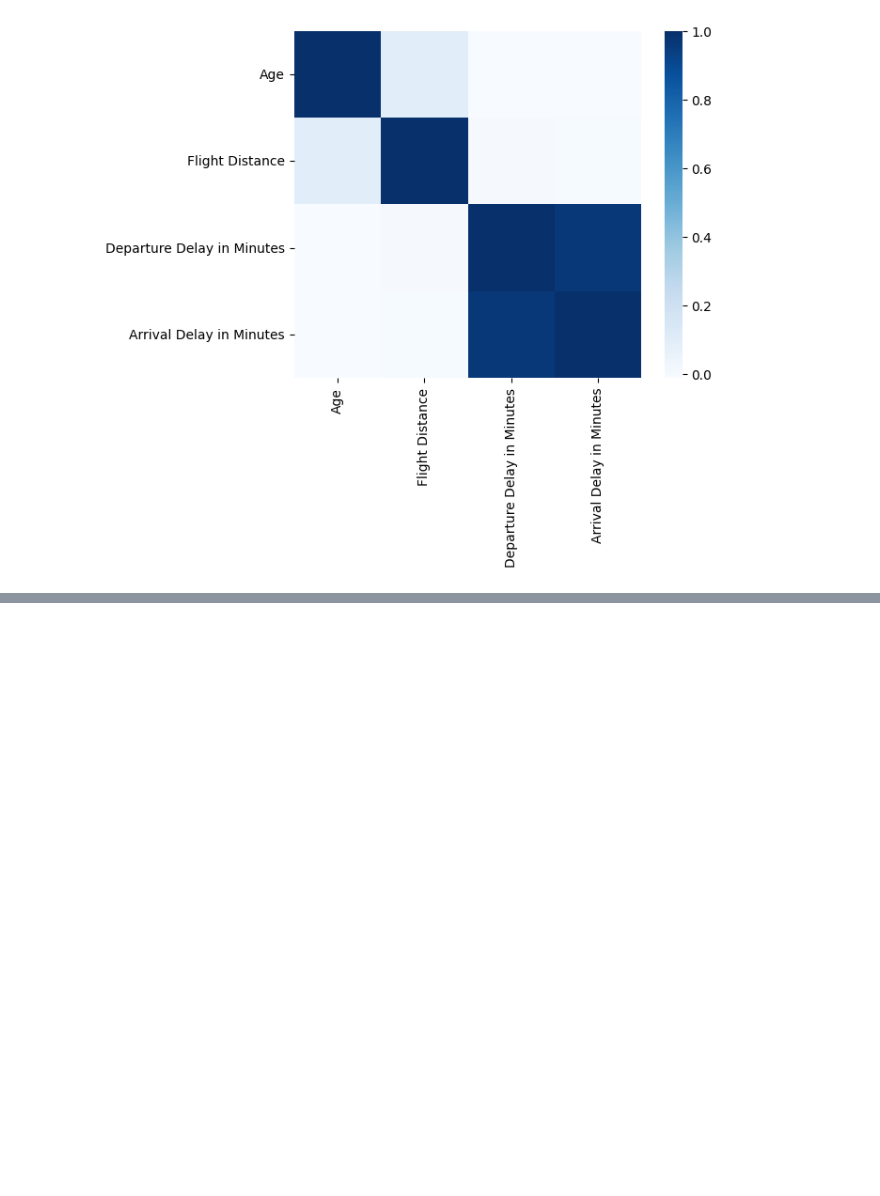
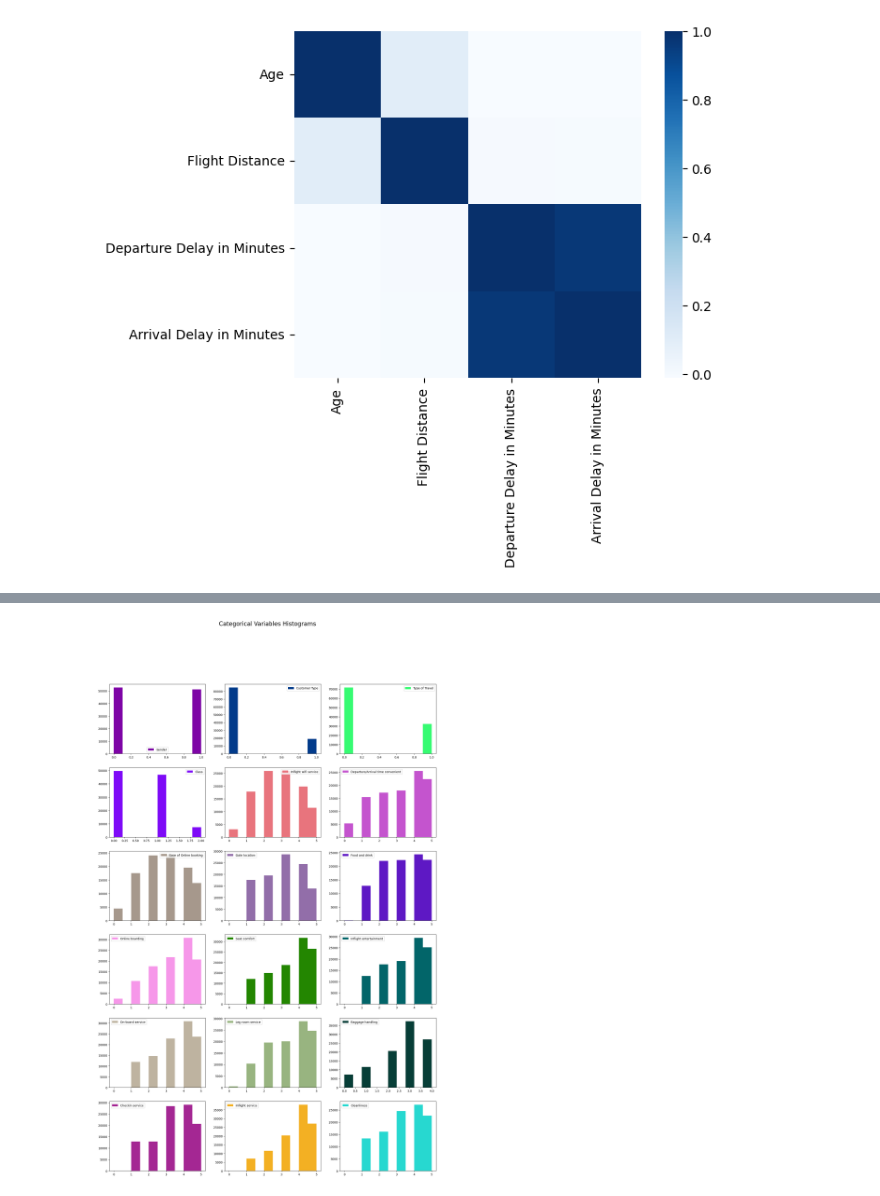
Before and after one commit to fran1215/MLAI-Project-Team3, a Jupyter notebook: EDA/EDA-Fran.ipynb, the cells around one changed output, grey strips where cells are left out. Drawn from its saved outputs; the diff is of its cells as text; code cells hidden in the pictures; blank space fills up the shorter version.

```diff
--- a/EDA/EDA-Fran.ipynb
+++ b/EDA/EDA-Fran.ipynb
@@ -156,0 +184,22 @@ pass
+# %%
+import random
+
+df2 = airplanedf.select_dtypes(exclude=['int', 'float']).iloc[:, :-1]
+
+number_of_colors = df2.shape[1]
+
+colors = ["#"+''.join([random.choice('0123456789ABCDEF') for j in range(6)])
+             for i in range(number_of_colors)]
+
+fig, axes = plt.subplots(nrows = 6, ncols = 3, figsize = (20, 30))
+
+for index, column in enumerate(df2.columns):
+    ax = axes.flatten()[index]
+    ax.hist(df2[column], color = colors[index], label = column)
+    ax.legend(loc = "best")
+plt.suptitle("Categorical Variables Histograms", size = 20)
+plt.show()
+
+## df2.hist(bins=10, figsize=(25, 20), grid=False, color=colors)
+# %% [output]
+[figure, added]
```
Also changed, not shown: parts of 6 cells of this notebook.
